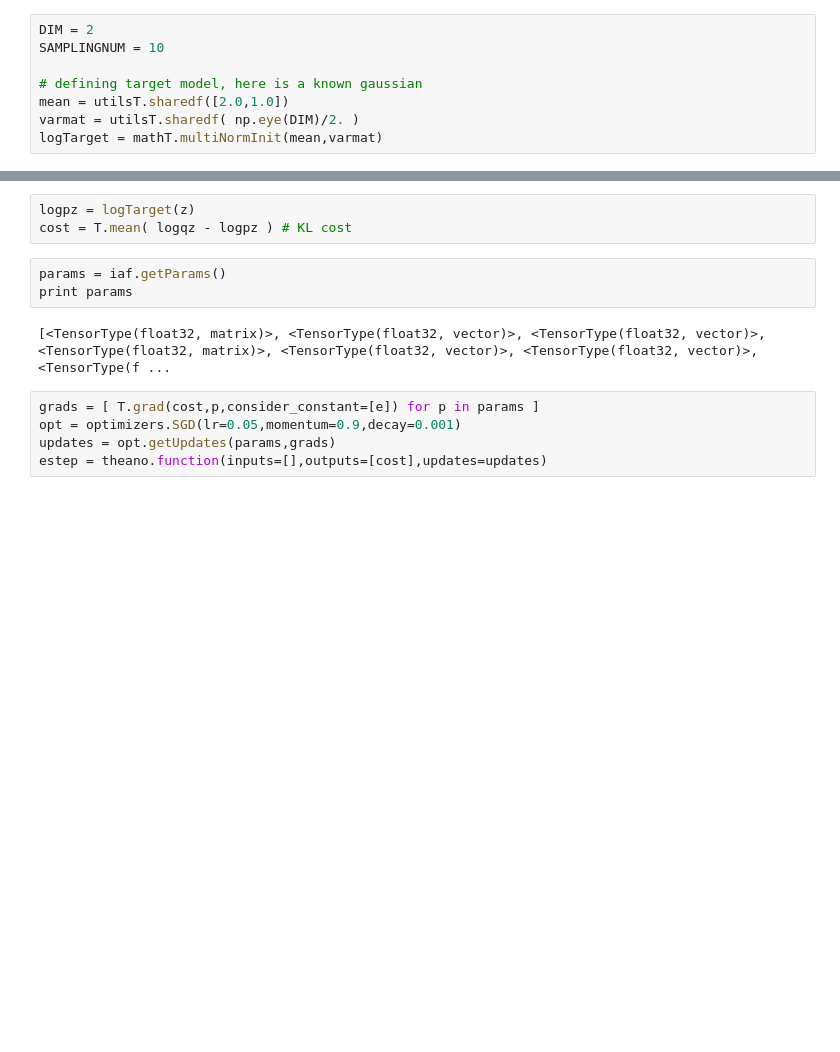
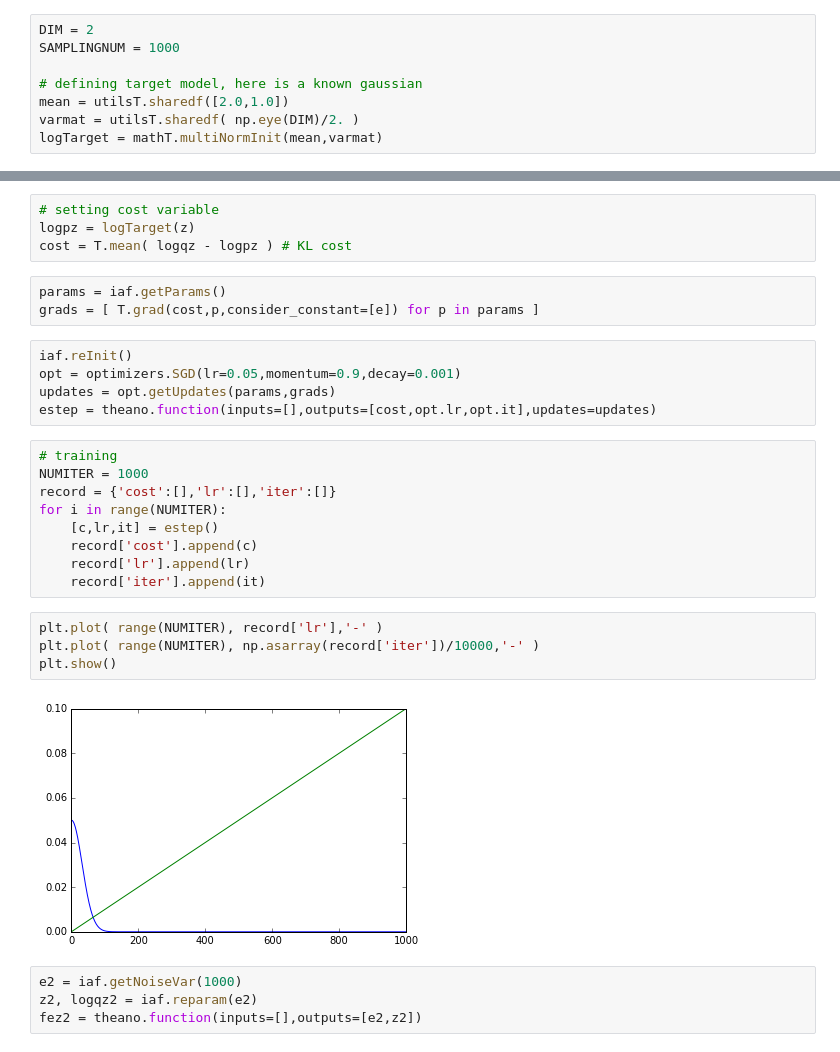
Before and after one commit to AndyZhang17/iaf2, a Jupyter notebook: phase1.ipynb, the cells around one changed output, grey strips where cells are left out. Cells and saved outputs as stored; diff of their text form; blank space fills up the shorter version.

```diff
--- a/phase1.ipynb
+++ b/phase1.ipynb
@@ -15,6 +17,6 @@ import utils.optimizers as optimizers
 # %%
 DIM = 2
-SAMPLINGNUM = 10
+SAMPLINGNUM = 1000
 
 # defining target model, here is a known gaussian
 mean = utilsT.sharedf([2.0,1.0])
@@ -25,15 +28,33 @@ iaf = nf.NormFlowModel(2,4,noisestd=1.)
 e = iaf.getNoiseVar(SAMPLINGNUM)
 z, logqz = iaf.reparam(e)
 # %%
+# setting cost variable
 logpz = logTarget(z)
 cost = T.mean( logqz - logpz ) # KL cost
-# %%
-params = iaf.getParams()
-print params
-# %% [output]
-[<TensorType(float32, matrix)>, <TensorType(float32, vector)>, <TensorType(float32, vector)>, <TensorType(float32, matrix)>, <TensorType(float32, vector)>, <TensorType(float32, vector)>, <TensorType(f ...
+# %%
+params = iaf.getParams()
+grads = [ T.grad(cost,p,consider_constant=[e]) for p in params ]
 # %%
-grads = [ T.grad(cost,p,consider_constant=[e]) for p in params ]
+iaf.reInit()
 opt = optimizers.SGD(lr=0.05,momentum=0.9,decay=0.001)
 updates = opt.getUpdates(params,grads)
-estep = theano.function(inputs=[],outputs=[cost],updates=updates)
+estep = theano.function(inputs=[],outputs=[cost,opt.lr,opt.it],updates=updates)
+# %%
+# training
+NUMITER = 1000
+record = {'cost':[],'lr':[],'iter':[]}
+for i in range(NUMITER):
+    [c,lr,it] = estep()
+    record['cost'].append(c)
+    record['lr'].append(lr)
+    record['iter'].append(it)
+# %%
+plt.plot( range(NUMITER), record['lr'],'-' )
+plt.plot( range(NUMITER), np.asarray(record['iter'])/10000,'-' )
+plt.show()
+# %% [output]
+[figure, added]
+# %%
+e2 = iaf.getNoiseVar(1000)
+z2, logqz2 = iaf.reparam(e2)
+fez2 = theano.function(inputs=[],outputs=[e2,z2])
```
Also changed, not shown: parts of 5 cells of this notebook, 5 other files.
